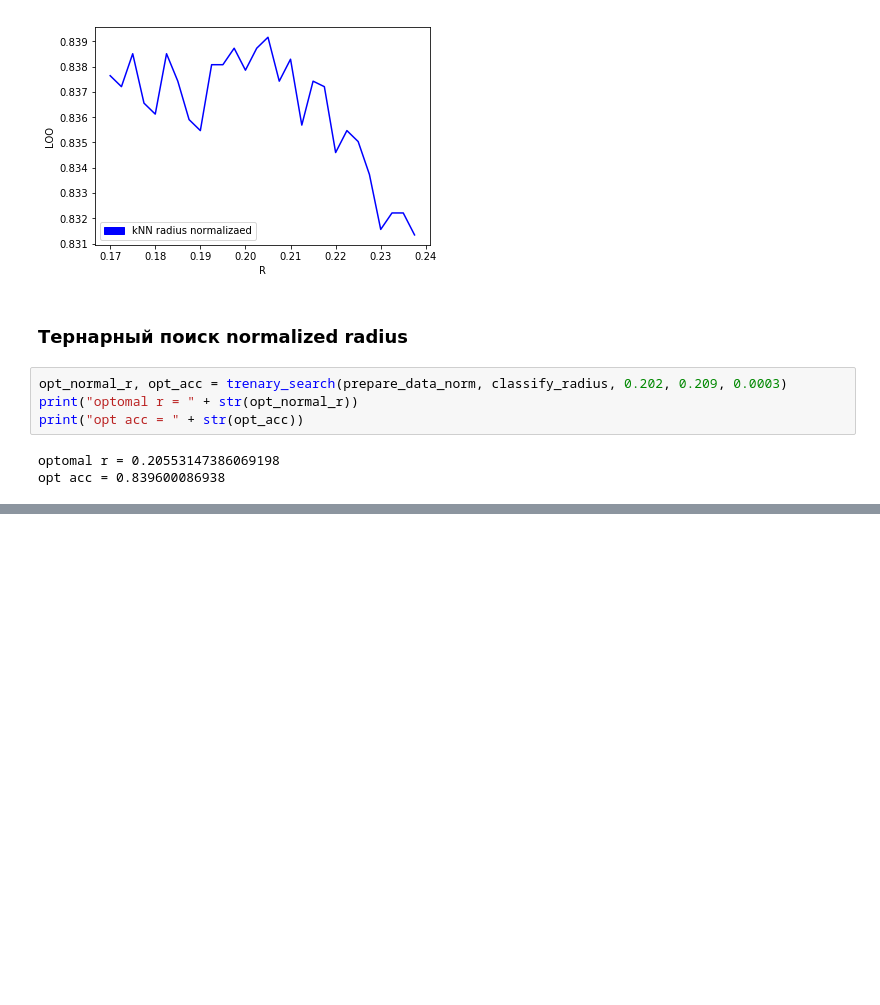
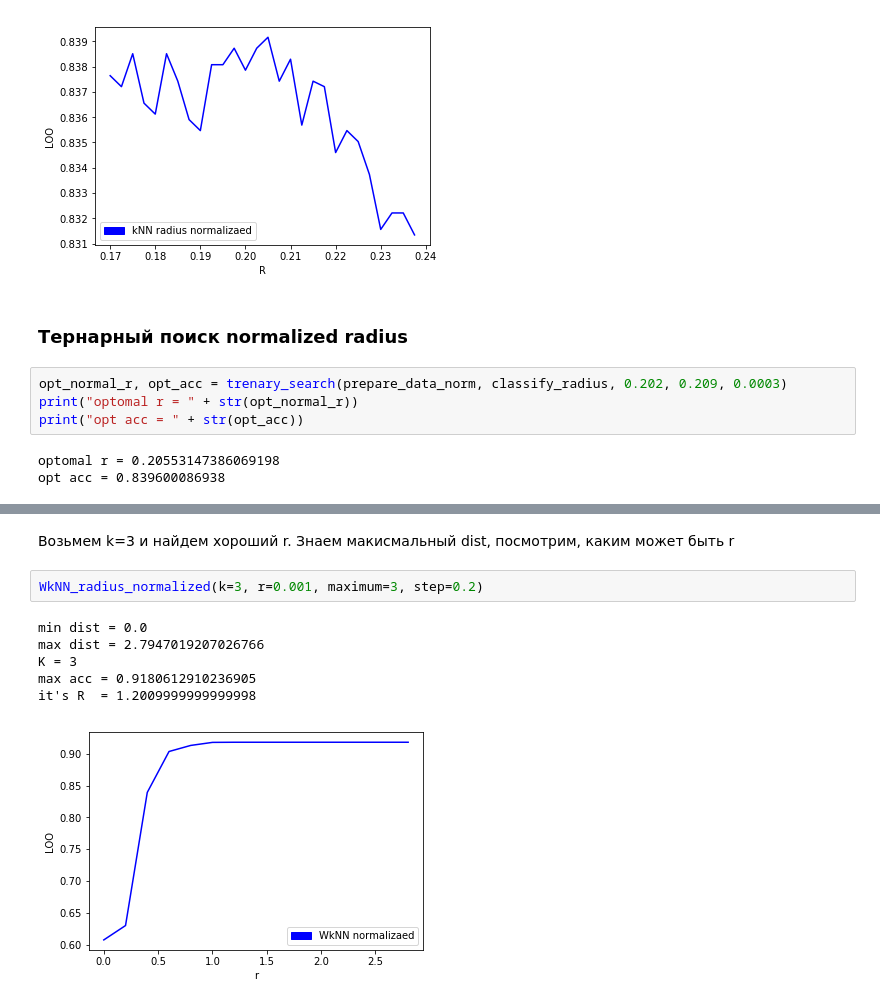
Before and after one commit to mkvdv/au-machine-learning-spring-2018, a Jupyter notebook: task01_knn.ipynb, the cells around one changed output, grey strips where cells are left out. Saved outputs shown, nothing was run; the diff lists cells and outputs as text; blank space fills up the shorter version.

```diff
--- a/task01_knn.ipynb
+++ b/task01_knn.ipynb
@@ -309,0 +407,12 @@ opt acc = 0.839600086938
+# %% [markdown]
+Возьмем k=3 и найдем хороший r.
+Знаем макисмальный dist, посмотрим, каким может быть r
+# %%
+WkNN_radius_normalized(k=3, r=0.001, maximum=3, step=0.2)
+# %% [output]
+min dist = 0.0
+max dist = 2.7947019207026766
+K = 3
+max acc = 0.9180612910236905
+it's R  = 1.2009999999999998
+[figure, added]
```
Also changed, not shown: parts of 19 cells of this notebook.
